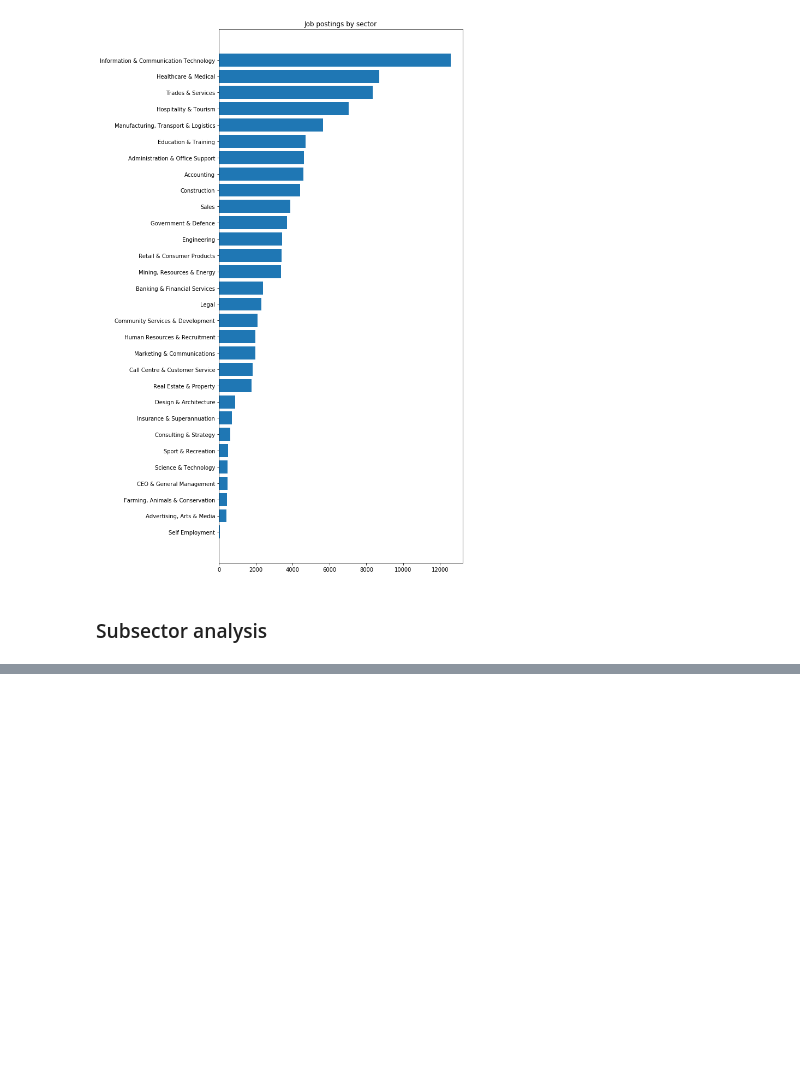
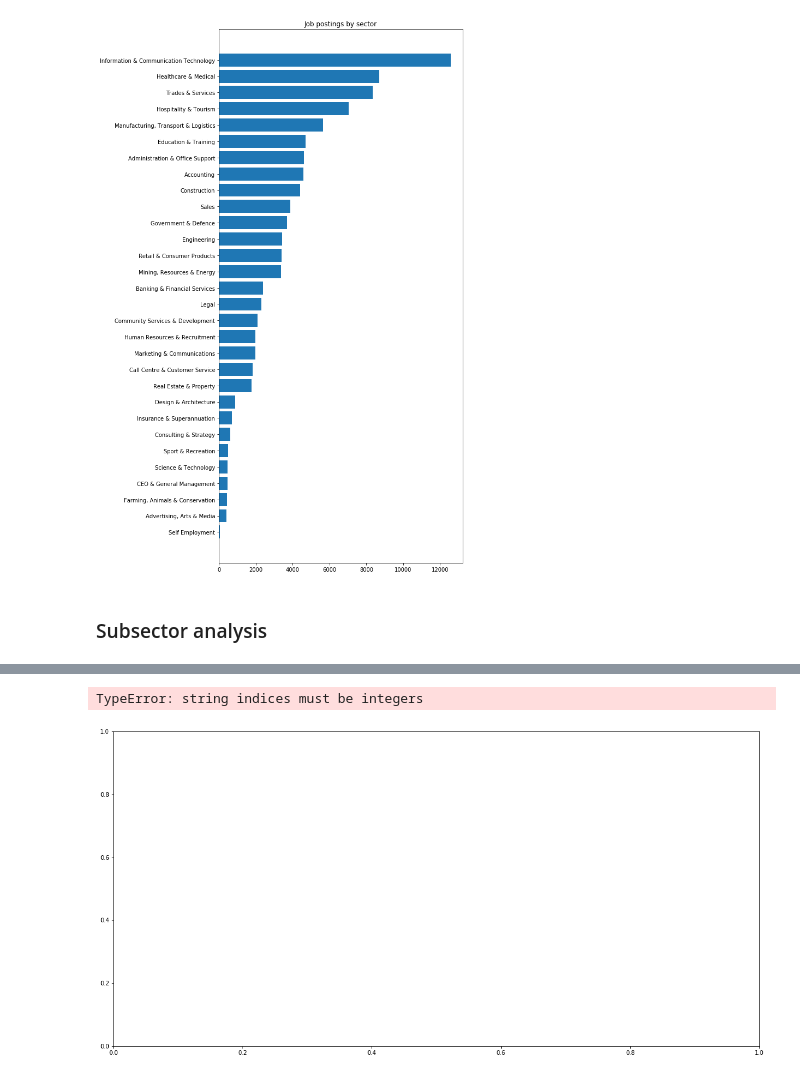
Before and after one commit to ryan-lewin/australian_job_market_data_analysis, a Jupyter notebook: big_data_analytics_using_python.ipynb, the cells around one changed output, grey strips where cells are left out. Saved outputs shown, nothing was run; the diff lists cells and outputs as text; code cells hidden in the pictures; blank space fills up the shorter version.

```diff
--- a/big_data_analytics_using_python.ipynb
+++ b/big_data_analytics_using_python.ipynb
@@ -203,0 +258,13 @@ plt.show()
+# %%
+fig, ax = plt.subplots(figsize=(20,10))
+subsectors = [x for x in top_subs['SubClassification']]
+highest_salary = []
+for salary in salary_sub.get_group(sector):
+    highest_salary.append(salary['HighestSalary'].max())
+ax.bar(subsectors, highest_salary, align='center')
+plt.xticks(rotation=90)
+plt.title('Most popular subclassification by jobs posted')
+plt.show()
+# %% [output]
+TypeError: string indices must be integers
+[figure, added]
```
Also changed, not shown: parts of 10 cells of this notebook.
